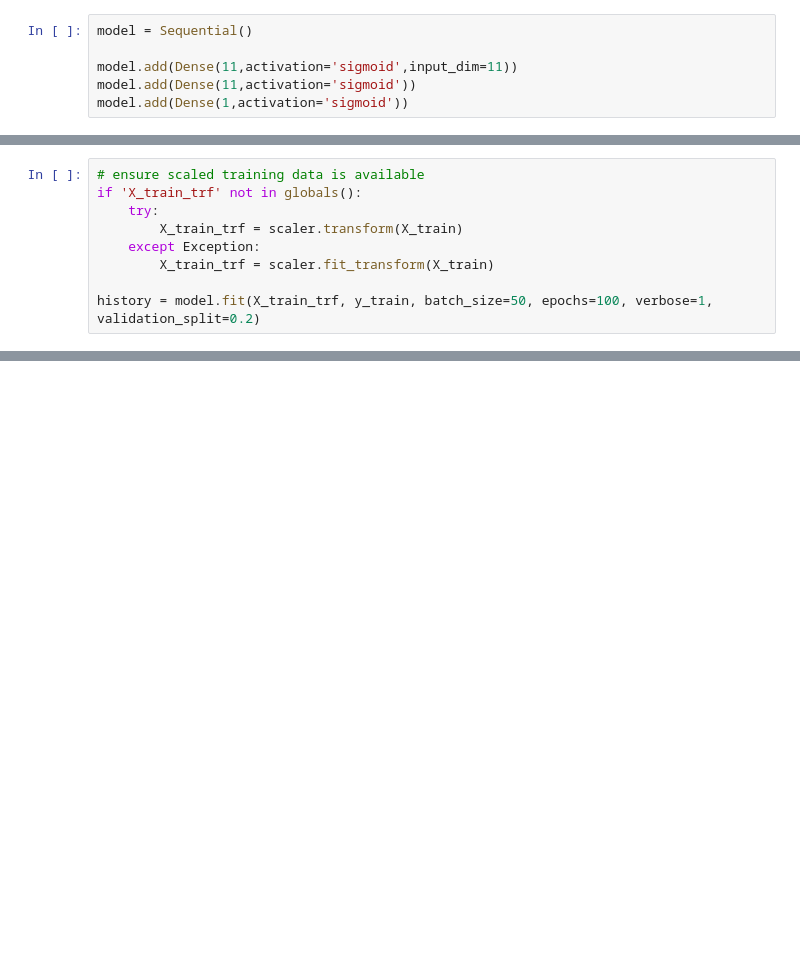
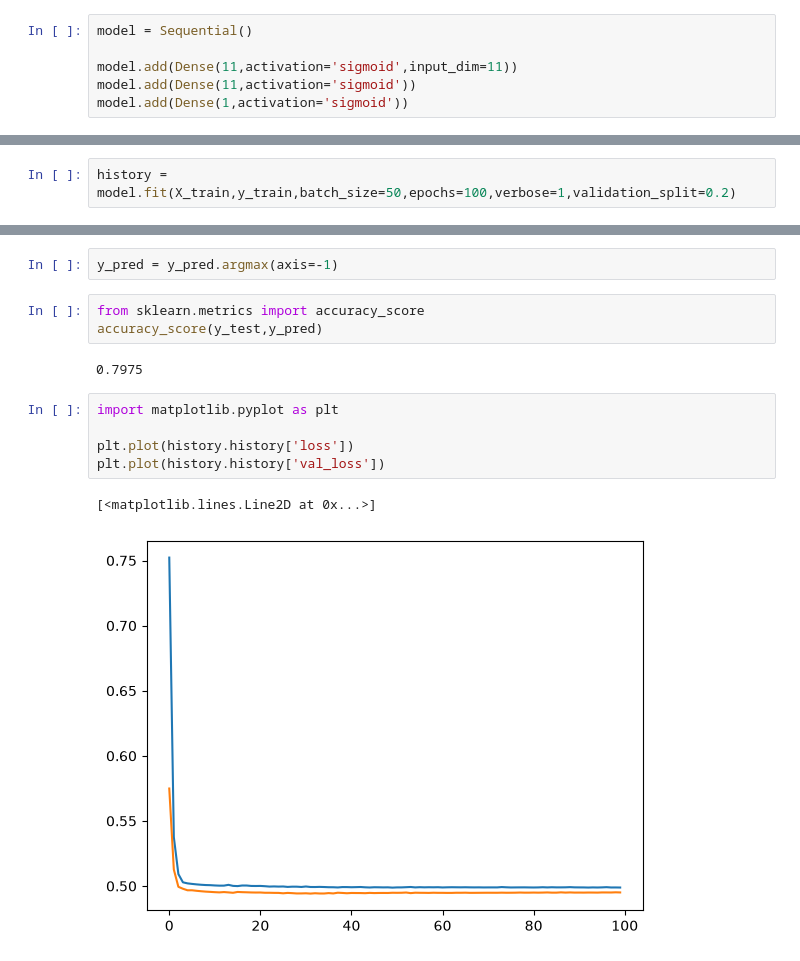
Before and after one commit to sans0726/100-days-of-deep-learning, a Jupyter notebook: day2.ipynb, the cells around one changed output, grey strips where cells are left out. Cells and saved outputs as stored; diff of their text form; blank space fills up the shorter version.

```diff
--- a/day2.ipynb
+++ b/day2.ipynb
@@ -146,10 +144,3 @@ WARNING:tensorflow:TensorFlow GPU support is not available on native Windows for
 # %%
-# ensure scaled training data is available
-if 'X_train_trf' not in globals():
-    try:
-        X_train_trf = scaler.transform(X_train)
-    except Exception:
-        X_train_trf = scaler.fit_transform(X_train)
-
-history = model.fit(X_train_trf, y_train, batch_size=50, epochs=100, verbose=1, validation_split=0.2)
+history = model.fit(X_train,y_train,batch_size=50,epochs=100,verbose=1,validation_split=0.2)
 # %% [output]
@@ -156,0 +178,15 @@ NameError: name 'X_train_trf' is not defined
+# %%
+y_pred = y_pred.argmax(axis=-1)
+# %%
+from sklearn.metrics import accuracy_score
+accuracy_score(y_test,y_pred)
+# %% [output]
+0.7975
+# %%
+import matplotlib.pyplot as plt
+
+plt.plot(history.history['loss'])
+plt.plot(history.history['val_loss'])
+# %% [output]
+[<matplotlib.lines.Line2D at 0x...>]
+[figure, added]
```
Also changed, not shown: parts of 6 cells of this notebook, 1 other file.
